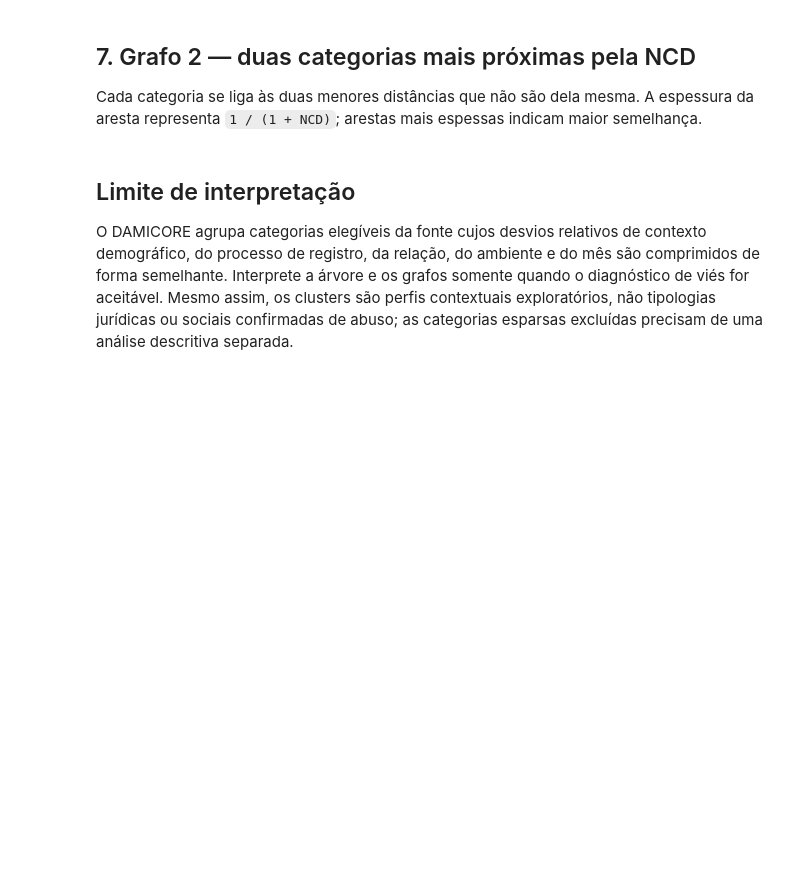
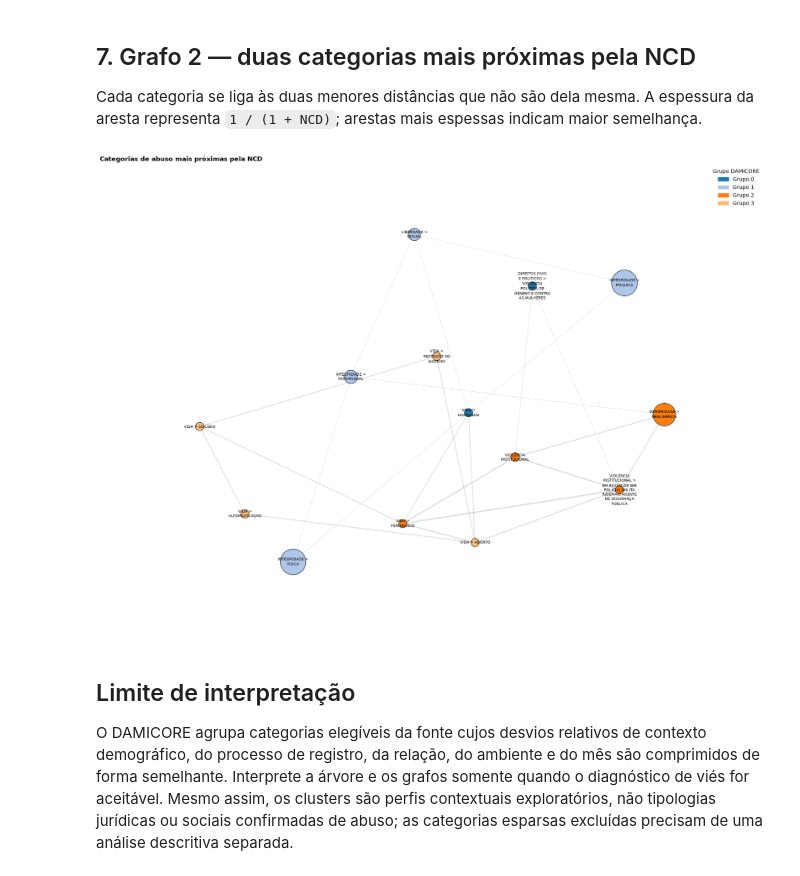
Before and after one commit to rckbrcls/data-mining, a Jupyter notebook: notebooks/01_damicore_abuse_categories.ipynb, the cells around one changed output. Saved outputs shown, nothing was run; the diff lists cells and outputs as text; code cells hidden in the pictures; blank space fills up the shorter version.

```diff
--- a/notebooks/01_damicore_abuse_categories.ipynb
+++ b/notebooks/01_damicore_abuse_categories.ipynb
@@ -455,38 +611,59 @@ for label, row in cluster_by_label.iterrows():
     similarity_graph.add_node(
         label, node_type="category", label=row["category"],
         cluster=int(row["cluster"]), report_count=int(row["report_count"]),
     )
 
 for label in distance_matrix.index:
     for neighbor, ncd in distance_matrix.loc[label].drop(label).nsmallest(2).items():
         ncd = float(ncd)
         if not similarity_graph.has_edge(label, neighbor) or ncd < similarity_graph[label][neighbor]["ncd_distance"]:
             similarity_graph.add_edge(
                 label, neighbor, ncd_distance=ncd, similarity=1.0 / (1.0 + ncd)
             )
 
 nx.write_graphml(similarity_graph, RESULTS_DIR / "category-similarity.graphml")
 
 positions = nx.spring_layout(similarity_graph, seed=42, weight="similarity", k=1.2)
 node_sizes = [
     250 + 2200 * data["report_count"] / max_support
     for _, data in similarity_graph.nodes(data=True)
 ]
 node_colors = [cluster_colors[data["cluster"]] for _, data in similarity_graph.nodes(data=True)]
-edge_widths = [0.5 + 4 * data["similarity"] for _, _, data in similarity_graph.edges(data=True)]
-labels = {node: data["label"] for node, data in similarity_graph.nodes(data=True)}
+similarity_values = [data["similarity"] for _, _, data in similarity_graph.edges(data=True)]
+similarity_min = min(similarity_values)
+similarity_span = max(similarity_values) - similarity_min
+edge_widths = [
+    1.5 if similarity_span == 0 else 0.6 + 1.9 * (value - similarity_min) / similarity_span
+    for value in similarity_values
+]
+labels = {node: wrapped_label(data["label"], width=15) for node, data in similarity_graph.nodes(data=True)}
 
 figure, axis = plt.subplots(figsize=(18, 13))
-nx.draw_networkx(
+nx.draw_networkx_nodes(
+    similarity_graph, positions, ax=axis,
+    node_size=node_sizes, node_color=node_colors,
+    edgecolors=VISUAL_STYLE['node_border_color'], linewidths=VISUAL_STYLE['border_width']
+)
+nx.draw_networkx_edges(
+    similarity_graph, positions, ax=axis,
+    width=edge_widths, edge_color=VISUAL_STYLE['edge_color_sim'], alpha=0.3
+)
+nx.draw_networkx_labels(
     similarity_graph, positions, labels=labels, ax=axis,
-    node_size=node_sizes, node_color=node_colors,
-    width=edge_widths, edge_color="#87979B", font_size=7,
+    font_size=VISUAL_STYLE['font_size']
 )
+axis.margins(0.15)
 axis.set_title("Categorias de abuso mais próximas pela NCD", loc="left", weight="bold")
+axis.legend(
+    handles=[Patch(color=cluster_hex_colors[cluster], label=f"Grupo {cluster}") for cluster in clusters],
+    title="Grupo DAMICORE", loc="upper right", bbox_to_anchor=(1, 1), frameon=False,
+)
 axis.axis("off")
 figure.tight_layout()
 figure.savefig(RESULTS_DIR / "category-similarity.png", dpi=180, bbox_inches="tight", facecolor="white")
 plt.show()
+# %% [output]
+[figure, added]
 # %% [markdown]
 ## Limite de interpretação
 
```
Also changed, not shown: parts of 7 cells of this notebook, 9 other files.
